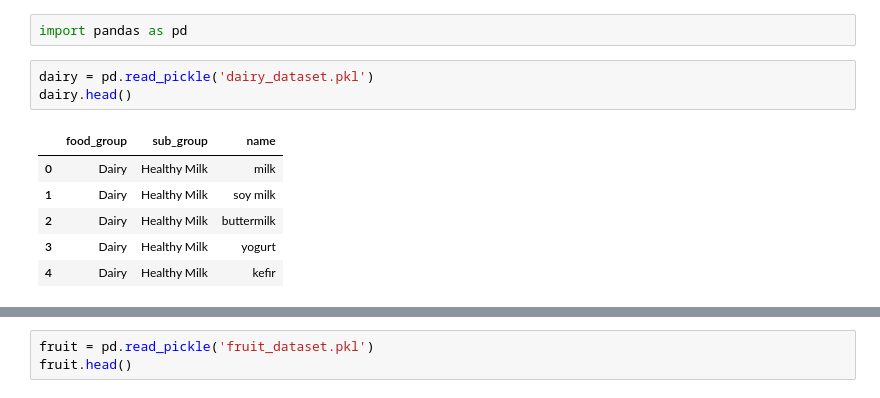
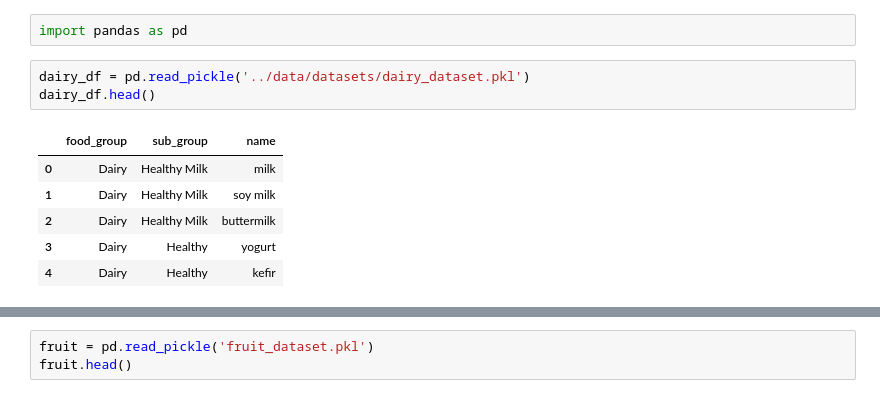
Before and after one commit to lamxw2/recipe-chatbot, a Jupyter notebook: preprocess_data/food_list.ipynb, the cells around one changed output, grey strips where cells are left out. Saved outputs shown, nothing was run; the diff lists cells and outputs as text.

Commit message:
Updating healthy eating

```diff
--- a/preprocess_data/food_list.ipynb
+++ b/preprocess_data/food_list.ipynb
@@ -728,13 +728,13 @@ Skipping registering GPU devices...
 # %%
 import pandas as pd
 # %%
-dairy = pd.read_pickle('dairy_dataset.pkl')
-dairy.head()
+dairy_df = pd.read_pickle('../data/datasets/dairy_dataset.pkl')
+dairy_df.head()
 # %% [output]
 |  | food_group | sub_group | name |
 | 0 | Dairy | Healthy Milk | milk |
 | 1 | Dairy | Healthy Milk | soy milk |
 | 2 | Dairy | Healthy Milk | buttermilk |
-| 3 | Dairy | Healthy Milk | yogurt |
-| 4 | Dairy | Healthy Milk | kefir |
+| 3 | Dairy | Healthy | yogurt |
+| 4 | Dairy | Healthy | kefir |
 # %%
```
Also changed, not shown: parts of 34 cells of this notebook, 6 other files.
